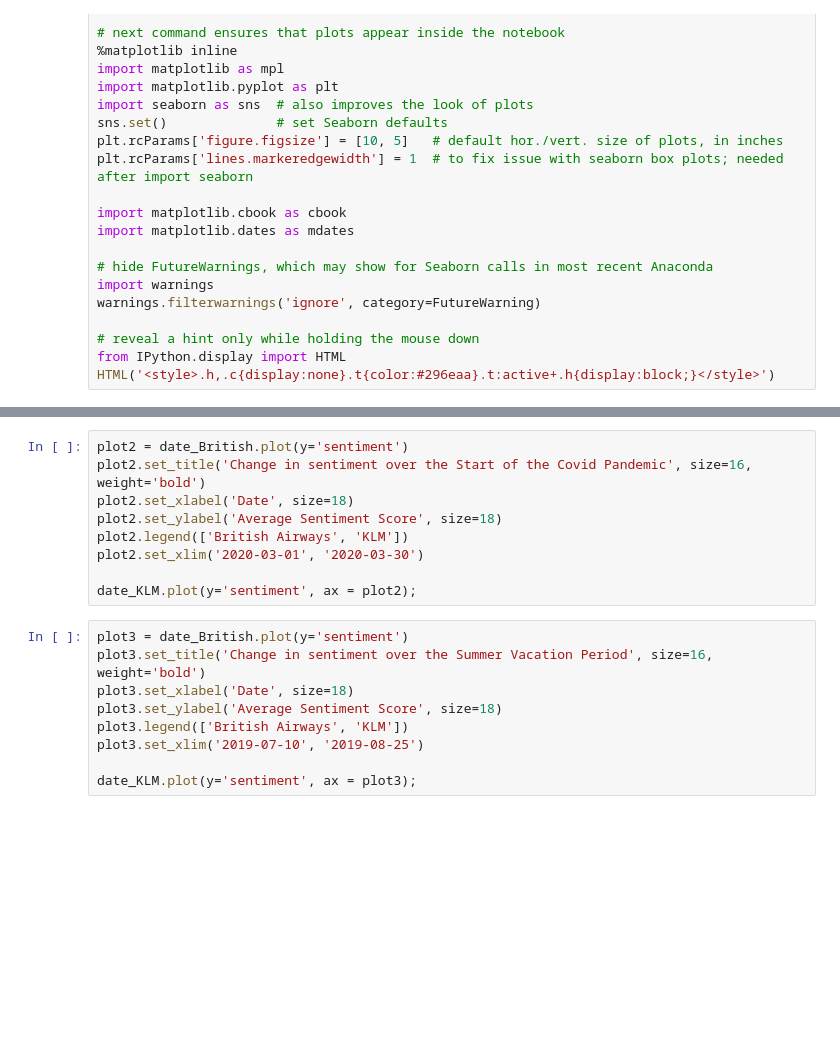
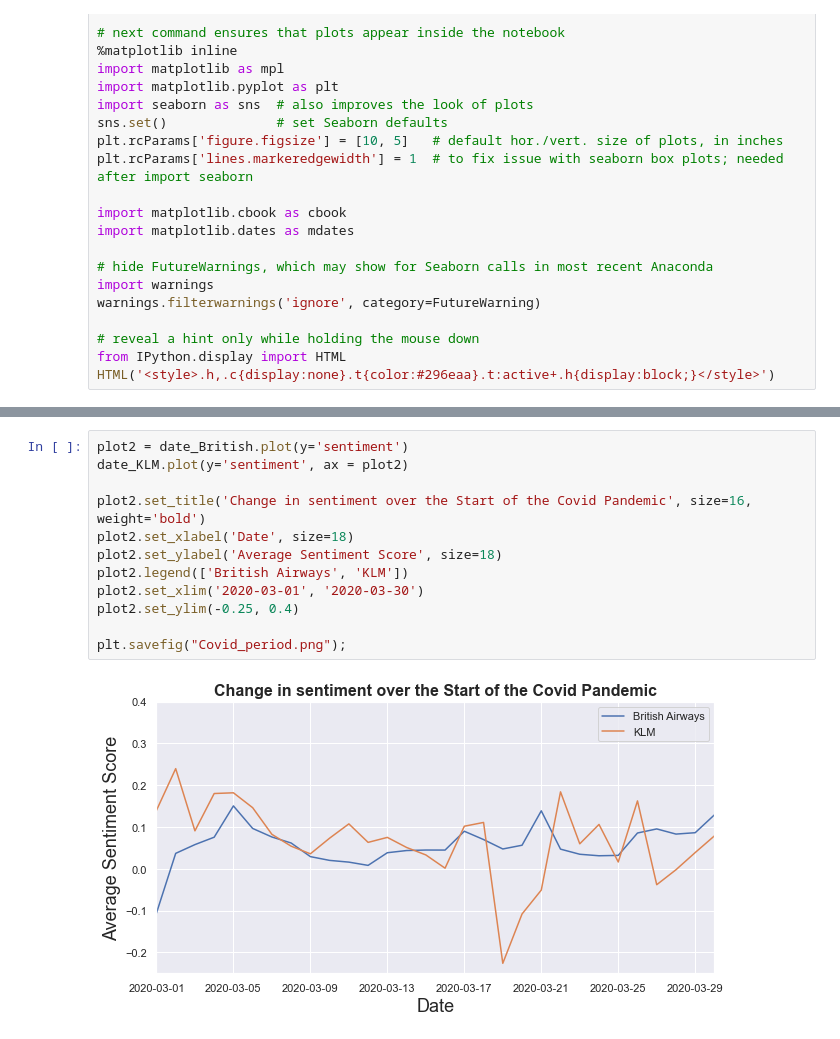
Before and after one commit to NiteSkies/DBL-DC-G2-2023, a Jupyter notebook: Extra 1.ipynb, the cells around one changed output, grey strips where cells are left out. Saved outputs shown, nothing was run; the diff lists cells and outputs as text; blank space fills up the shorter version.

```diff
--- a/Extra 1.ipynb
+++ b/Extra 1.ipynb
@@ -130,18 +208,14 @@ date_KLM.plot(y='sentiment', ax = plot1);
-# %%
-plot2 = date_British.plot(y='sentiment')
-plot2.set_title('Change in sentiment over the Start of the Covid Pandemic', size=16, weight='bold')
-plot2.set_xlabel('Date', size=18)
-plot2.set_ylabel('Average Sentiment Score', size=18)
-plot2.legend(['British Airways', 'KLM'])
-plot2.set_xlim('2020-03-01', '2020-03-30')
-
-date_KLM.plot(y='sentiment', ax = plot2);
-# %%
-plot3 = date_British.plot(y='sentiment')
-plot3.set_title('Change in sentiment over the Summer Vacation Period', size=16, weight='bold')
-plot3.set_xlabel('Date', size=18)
-plot3.set_ylabel('Average Sentiment Score', size=18)
-plot3.legend(['British Airways', 'KLM'])
-plot3.set_xlim('2019-07-10', '2019-08-25')
-
-date_KLM.plot(y='sentiment', ax = plot3);
+# %%
+plot2 = date_British.plot(y='sentiment')
+date_KLM.plot(y='sentiment', ax = plot2)
+
+plot2.set_title('Change in sentiment over the Start of the Covid Pandemic', size=16, weight='bold')
+plot2.set_xlabel('Date', size=18)
+plot2.set_ylabel('Average Sentiment Score', size=18)
+plot2.legend(['British Airways', 'KLM'])
+plot2.set_xlim('2020-03-01', '2020-03-30')
+plot2.set_ylim(-0.25, 0.4)
+
+plt.savefig("Covid_period.png");
+# %% [output]
+[figure, added]
```
Also changed, not shown: parts of 6 cells of this notebook.
